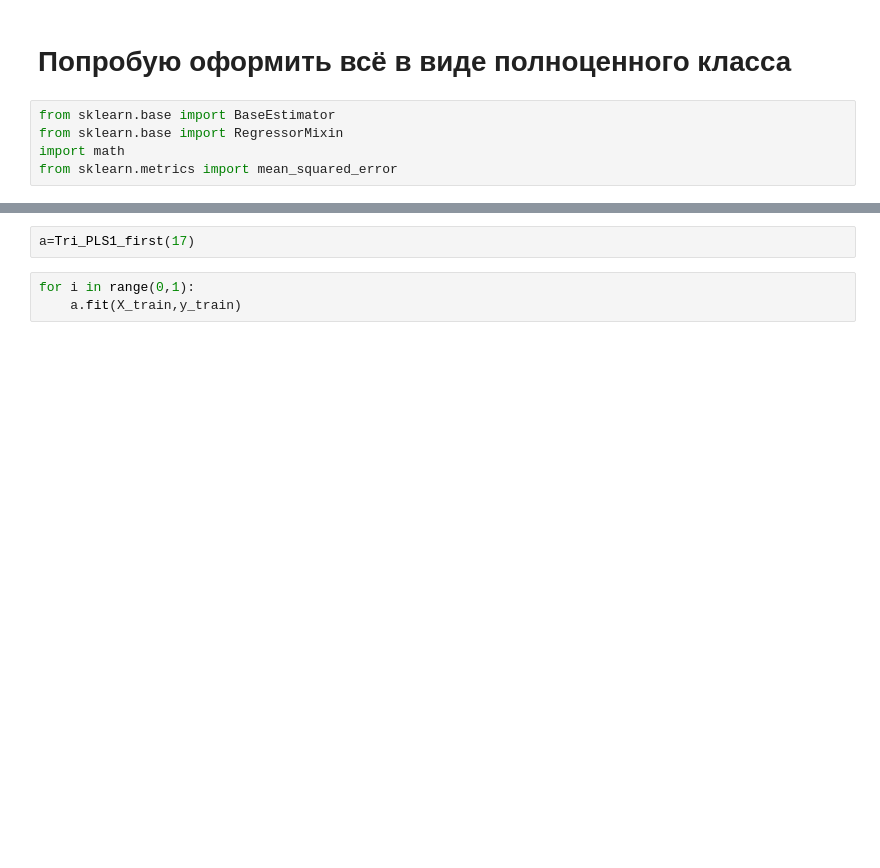
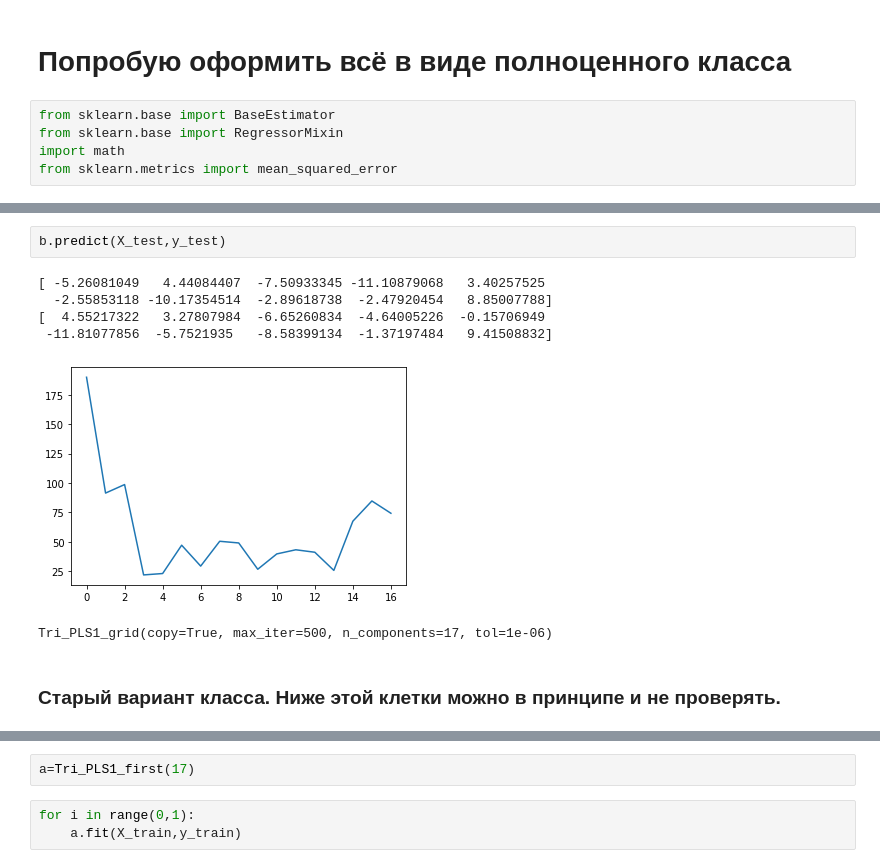
Before and after one commit to 89605502155/ML-repositry, a Jupyter notebook: N-PLS.ipynb, the cells around one changed output, grey strips where cells are left out. Cells and saved outputs as stored; diff of their text form; blank space fills up the shorter version.

```diff
--- a/N-PLS.ipynb
+++ b/N-PLS.ipynb
@@ -154,3 +248,14 @@ from sklearn.metrics import mean_squared_error
+# %%
+b.predict(X_test,y_test)
+# %% [output]
+[ -5.26081049   4.44084407  -7.50933345 -11.10879068   3.40257525
+  -2.55853118 -10.17354514  -2.89618738  -2.47920454   8.85007788]
+[  4.55217322   3.27807984  -6.65260834  -4.64005226  -0.15706949
+ -11.81077856  -5.7521935   -8.58399134  -1.37197484   9.41508832]
+[figure, added]
+Tri_PLS1_grid(copy=True, max_iter=500, n_components=17, tol=1e-06)
+# %% [markdown]
+### Старый вариант класса. Ниже этой клетки можно в принципе и не проверять.
 # %%
 class Tri_PLS1_first(BaseEstimator, RegressorMixin):
     def  __init__(self, n_components=2, *, max_iter=500, tol=1e-06, copy=True):
```
Also changed, not shown: parts of 11 cells of this notebook.
